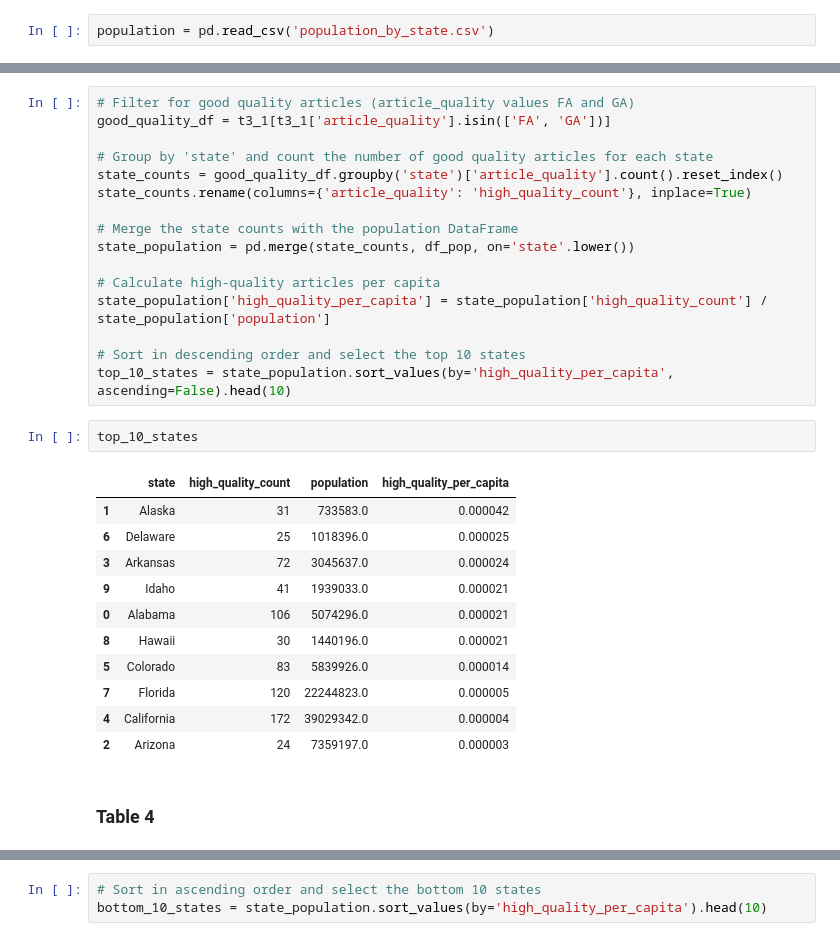
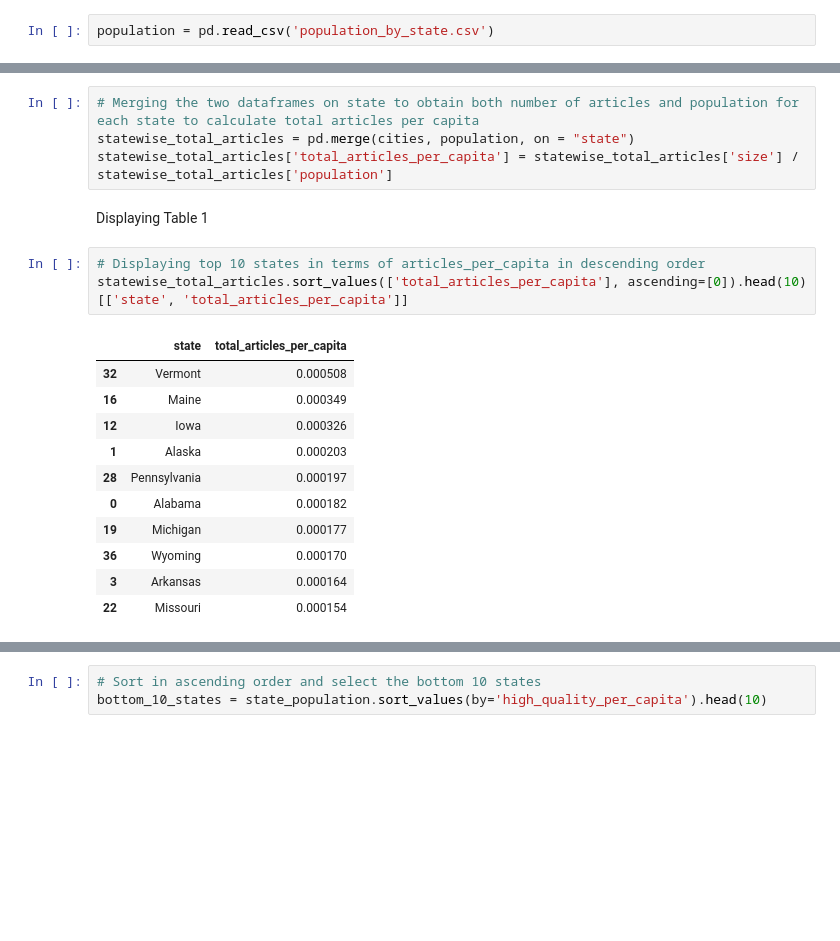
Before and after one commit to ameyabhamare/data-512-homework_2, a Jupyter notebook: analysis.ipynb, the cells around one changed output, grey strips where cells are left out. Cells and saved outputs as stored; diff of their text form; blank space fills up the shorter version.

```diff
--- a/analysis.ipynb
+++ b/analysis.ipynb
@@ -86,32 +19,21 @@ df_pop.rename(columns={'POPULATION':'population'}, inplace=True)
-# %%
-# Filter for good quality articles (article_quality values FA and GA)
-good_quality_df = t3_1[t3_1['article_quality'].isin(['FA', 'GA'])]
-
-# Group by 'state' and count the number of good quality articles for each state
-state_counts = good_quality_df.groupby('state')['article_quality'].count().reset_index()
-state_counts.rename(columns={'article_quality': 'high_quality_count'}, inplace=True)
-
-# Merge the state counts with the population DataFrame
-state_population = pd.merge(state_counts, df_pop, on='state'.lower())
-
-# Calculate high-quality articles per capita
-state_population['high_quality_per_capita'] = state_population['high_quality_count'] / state_population['population']
-
-# Sort in descending order and select the top 10 states
-top_10_states = state_population.sort_values(by='high_quality_per_capita', ascending=False).head(10)
-# %%
-top_10_states
-# %% [output]
-|  | state | high_quality_count | population | high_quality_per_capita |
-| 1 | Alaska | 31 | 733583.0 | 0.000042 |
-| 6 | Delaware | 25 | 1018396.0 | 0.000025 |
-| 3 | Arkansas | 72 | 3045637.0 | 0.000024 |
-| 9 | Idaho | 41 | 1939033.0 | 0.000021 |
-| 0 | Alabama | 106 | 5074296.0 | 0.000021 |
-| 8 | Hawaii | 30 | 1440196.0 | 0.000021 |
-| 5 | Colorado | 83 | 5839926.0 | 0.000014 |
-| 7 | Florida | 120 | 22244823.0 | 0.000005 |
-| 4 | California | 172 | 39029342.0 | 0.000004 |
-| 2 | Arizona | 24 | 7359197.0 | 0.000003 |
-# %% [markdown]
-### Table 4
+# %%
+# Merging the two dataframes on state to obtain both number of articles and population for each state to calculate total articles per capita
+statewise_total_articles = pd.merge(cities, population, on = "state")
+statewise_total_articles['total_articles_per_capita'] = statewise_total_articles['size'] / statewise_total_articles['population']
+# %% [markdown]
+Displaying Table 1
+# %%
+# Displaying top 10 states in terms of articles_per_capita in descending order
+statewise_total_articles.sort_values(['total_articles_per_capita'], ascending=[0]).head(10)[['state', 'total_articles_per_capita']]
+# %% [output]
+|  | state | total_articles_per_capita |
+| 32 | Vermont | 0.000508 |
+| 16 | Maine | 0.000349 |
+| 12 | Iowa | 0.000326 |
+| 1 | Alaska | 0.000203 |
+| 28 | Pennsylvania | 0.000197 |
+| 0 | Alabama | 0.000182 |
+| 19 | Michigan | 0.000177 |
+| 36 | Wyoming | 0.000170 |
+| 3 | Arkansas | 0.000164 |
+| 22 | Missouri | 0.000154 |
```
Also changed, not shown: parts of 50 cells of this notebook.
